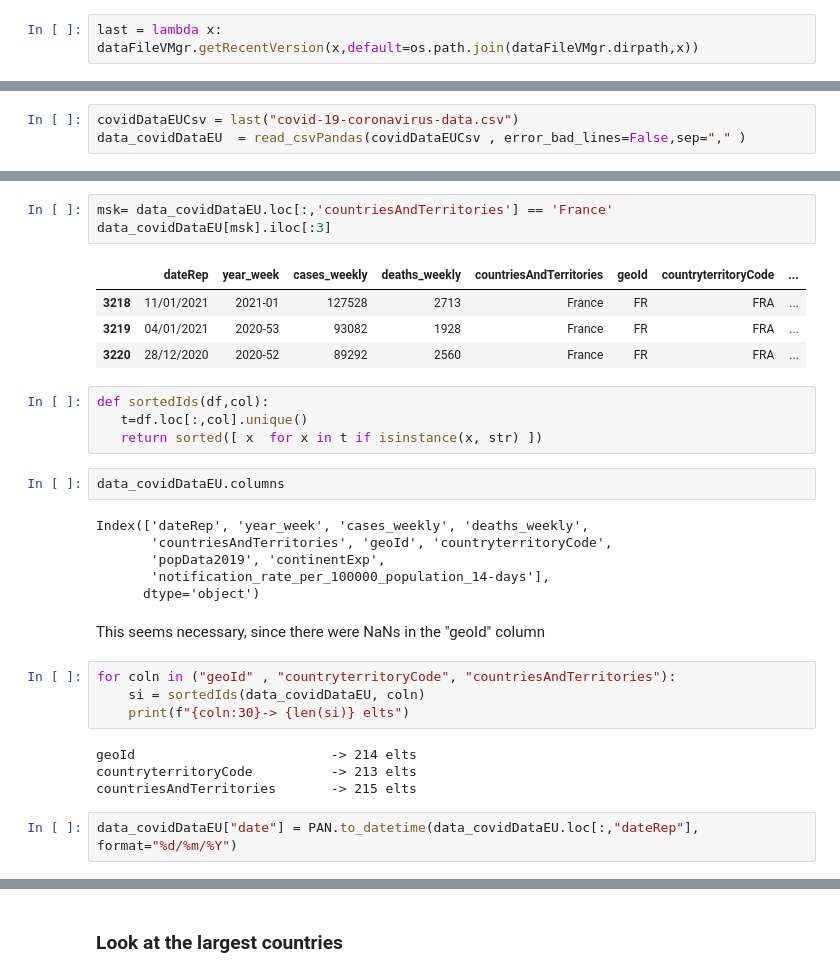
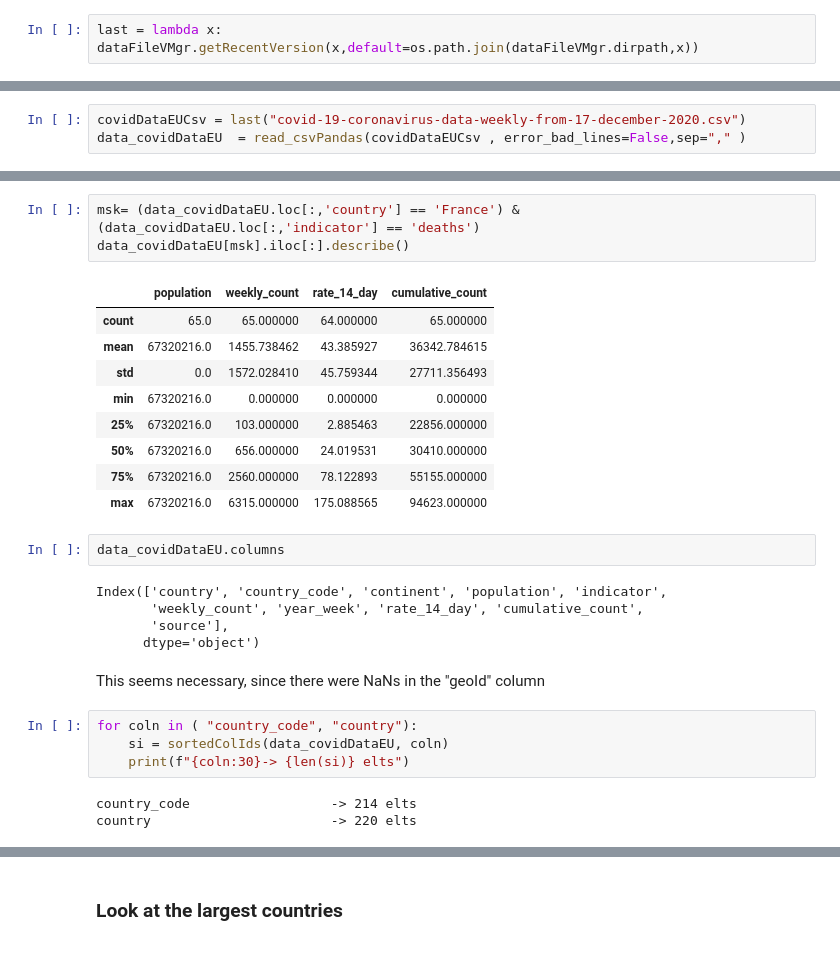
Before and after one commit to AlainLich/COVID-Data, a Jupyter notebook: JupySessions/COVID-Data-EU-Open-Data.ipynb, the cells around one changed output, grey strips where cells are left out. Drawn from its saved outputs; the diff is of its cells as text.

Commit message:
Adapted to change in format in (some) files for "data.gouv.fr" and "data.europa.eu", improved documentation

```diff
--- a/JupySessions/COVID-Data-EU-Open-Data.ipynb
+++ b/JupySessions/COVID-Data-EU-Open-Data.ipynb
@@ -208,5 +198,5 @@ dataFileVMgr.nonTSFiles
  'covid-19-coronavirus-data-daily-up-to-14-december-2020.json': None,
  'covid-19-coronavirus-data-daily-up-to-14-december-2020.csv': None}
 # %%
-covidDataEUCsv = last("covid-19-coronavirus-data.csv")
+covidDataEUCsv = last("covid-19-coronavirus-data-weekly-from-17-december-2020.csv")
 data_covidDataEU  = read_csvPandas(covidDataEUCsv , error_bad_lines=False,sep="," )
@@ -235,32 +244,29 @@ After the transformation to weekly data, check that numbers are really weekly, d
 # %%
-msk= data_covidDataEU.loc[:,'countriesAndTerritories'] == 'France'
-data_covidDataEU[msk].iloc[:3]
+msk= (data_covidDataEU.loc[:,'country'] == 'France') & (data_covidDataEU.loc[:,'indicator'] == 'deaths')
+data_covidDataEU[msk].iloc[:].describe()
 # %% [output]
-|  | dateRep | year_week | cases_weekly | deaths_weekly | countriesAndTerritories | geoId | countryterritoryCode | ... |
-| 3218 | 11/01/2021 | 2021-01 | 127528 | 2713 | France | FR | FRA | ... |
-| 3219 | 04/01/2021 | 2020-53 | 93082 | 1928 | France | FR | FRA | ... |
-| 3220 | 28/12/2020 | 2020-52 | 89292 | 2560 | France | FR | FRA | ... |
+|  | population | weekly_count | rate_14_day | cumulative_count |
+| count | 65.0 | 65.000000 | 64.000000 | 65.000000 |
+| mean | 67320216.0 | 1455.738462 | 43.385927 | 36342.784615 |
+| std | 0.0 | 1572.028410 | 45.759344 | 27711.356493 |
+| min | 67320216.0 | 0.000000 | 0.000000 | 0.000000 |
+| 25% | 67320216.0 | 103.000000 | 2.885463 | 22856.000000 |
+| 50% | 67320216.0 | 656.000000 | 24.019531 | 30410.000000 |
+| 75% | 67320216.0 | 2560.000000 | 78.122893 | 55155.000000 |
+| max | 67320216.0 | 6315.000000 | 175.088565 | 94623.000000 |
-# %%
-def sortedIds(df,col):
-   t=df.loc[:,col].unique()
-   return sorted([ x  for x in t if isinstance(x, str) ])
 # %%
 data_covidDataEU.columns
 # %% [output]
-Index(['dateRep', 'year_week', 'cases_weekly', 'deaths_weekly',
-       'countriesAndTerritories', 'geoId', 'countryterritoryCode',
-       'popData2019', 'continentExp',
-       'notification_rate_per_100000_population_14-days'],
+Index(['country', 'country_code', 'continent', 'population', 'indicator',
+       'weekly_count', 'year_week', 'rate_14_day', 'cumulative_count',
+       'source'],
       dtype='object')
 # %% [markdown]
 This seems necessary, since there were NaNs in the "geoId" column
 # %%
-for coln in ("geoId" , "countryterritoryCode", "countriesAndTerritories"):
-    si = sortedIds(data_covidDataEU, coln)
+for coln in ( "country_code", "country"):
+    si = sortedColIds(data_covidDataEU, coln)
     print(f"{coln:30}-> {len(si)} elts")
 # %% [output]
-geoId                         -> 214 elts
-countryterritoryCode          -> 213 elts
-countriesAndTerritories       -> 215 elts
+country_code                  -> 214 elts
+country                       -> 220 elts
-# %%
-data_covidDataEU["date"] = PAN.to_datetime(data_covidDataEU.loc[:,"dateRep"], format="%d/%m/%Y")
```
Also changed, not shown: parts of 42 cells of this notebook, 41 other files.
